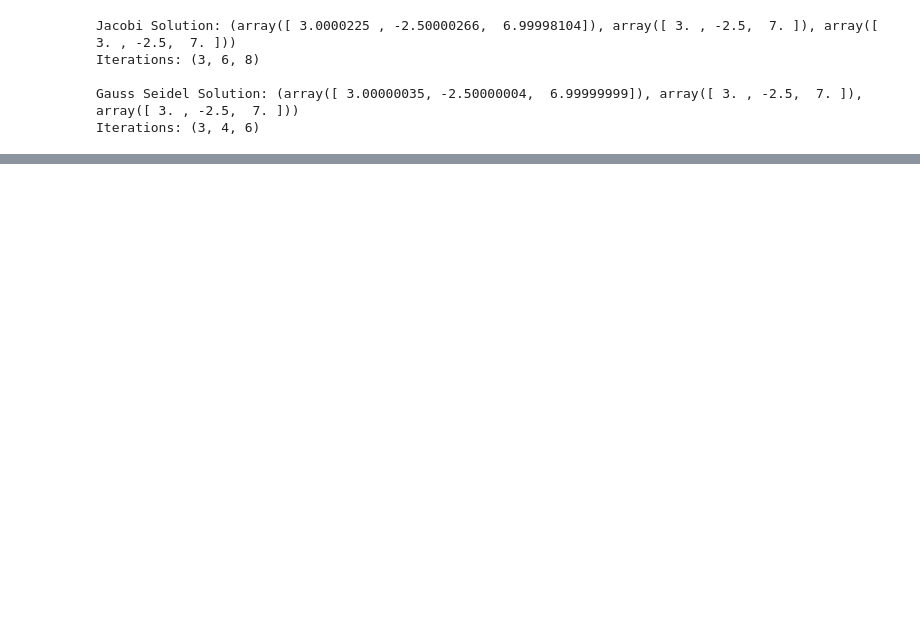
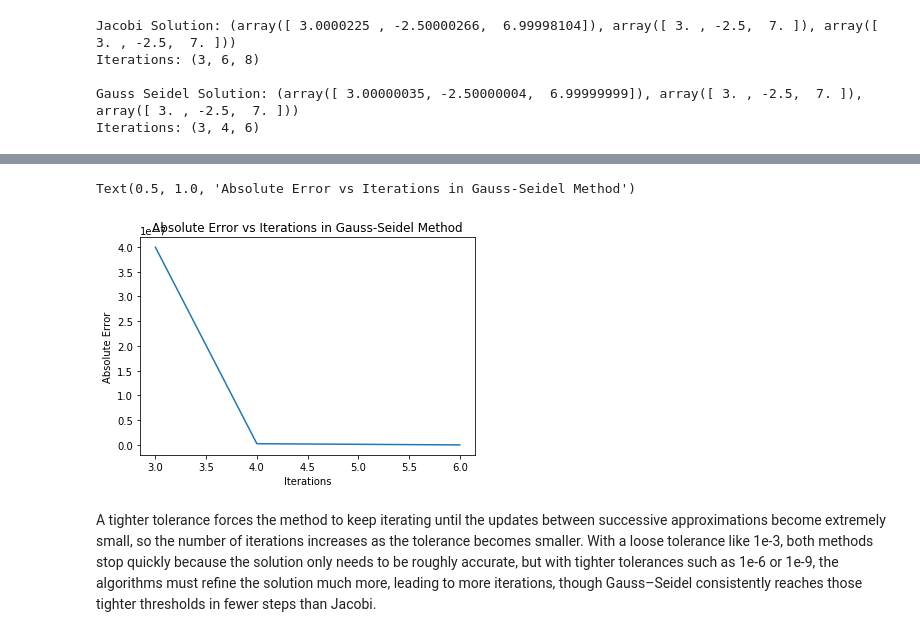
Before and after one commit to ad7-tech/coe311k, a Jupyter notebook: homework/ad55777-HW4.ipynb, the cells around one changed output, grey strips where cells are left out. Cells and saved outputs as stored; diff of their text form; code cells hidden in the pictures; blank space fills up the shorter version.

```diff
--- a/homework/ad55777-HW4.ipynb
+++ b/homework/ad55777-HW4.ipynb
@@ -75,0 +105,28 @@ Iterations: (3, 4, 6)
+# %%
+error1 = np.abs(true_sol[0] - solution4[0])
+error2 = np.abs(true_sol[1] - solution4[1])
+error3 = np.abs(true_sol[2] - solution4[2])
+terror1 = error1 + error2 + error3
+
+error1 = np.abs(true_sol[0] - solution5[0])
+error2 = np.abs(true_sol[1] - solution5[1])
+error3 = np.abs(true_sol[2] - solution5[2])
+terror2 = error1 + error2 + error3
+
+error1 = np.abs(true_sol[0] - solution6[0])
+error2 = np.abs(true_sol[1] - solution6[1])
+error3 = np.abs(true_sol[2] - solution6[2])
+terror3 = error1 + error2 + error3
+
+error = [terror1, terror2, terror3]
+iterations = [3, 4, 6]
+
+plt.plot(iterations, error)
+plt.xlabel("Iterations")
+plt.ylabel("Absolute Error")
+plt.title("Absolute Error vs Iterations in Gauss-Seidel Method")
+# %% [output]
+Text(0.5, 1.0, 'Absolute Error vs Iterations in Gauss-Seidel Method')
+[figure, added]
+# %% [markdown]
+A tighter tolerance forces the method to keep iterating until the updates between successive approximations become extremely small, so the number of iterations increases as the tolerance becomes smaller. With a loose tolerance like 1e-3, both methods stop quickly because the solution only needs to be roughly accurate, but with tighter tolerances such as 1e-6 or 1e-9, the algorithms must refine the solution much more, leading to more iterations, though Gauss–Seidel consistently reaches those tighter thresholds in fewer steps than Jacobi.
```
Also changed, not shown: parts of 6 cells of this notebook, 1 other file.
